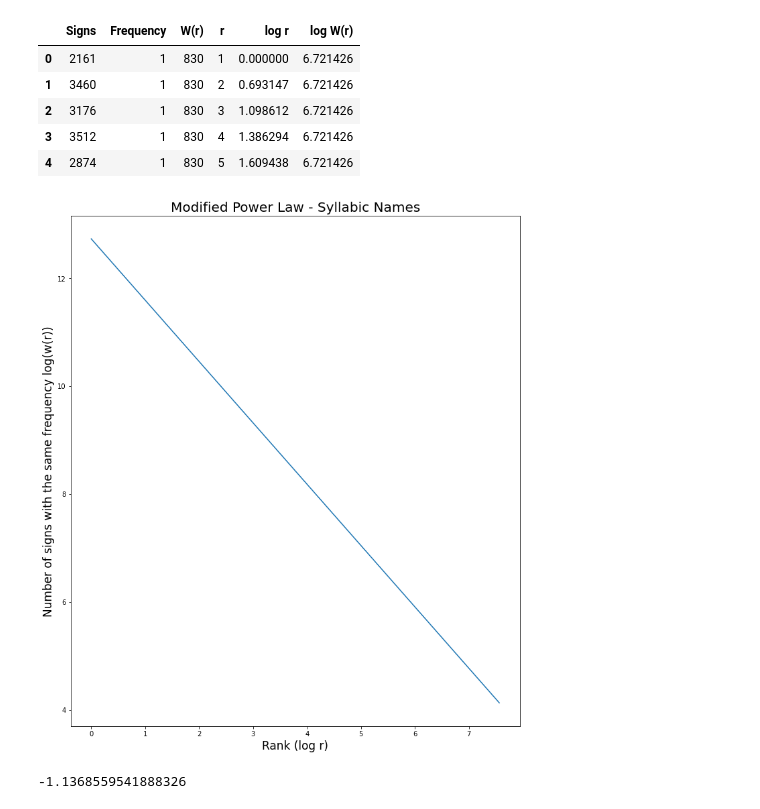
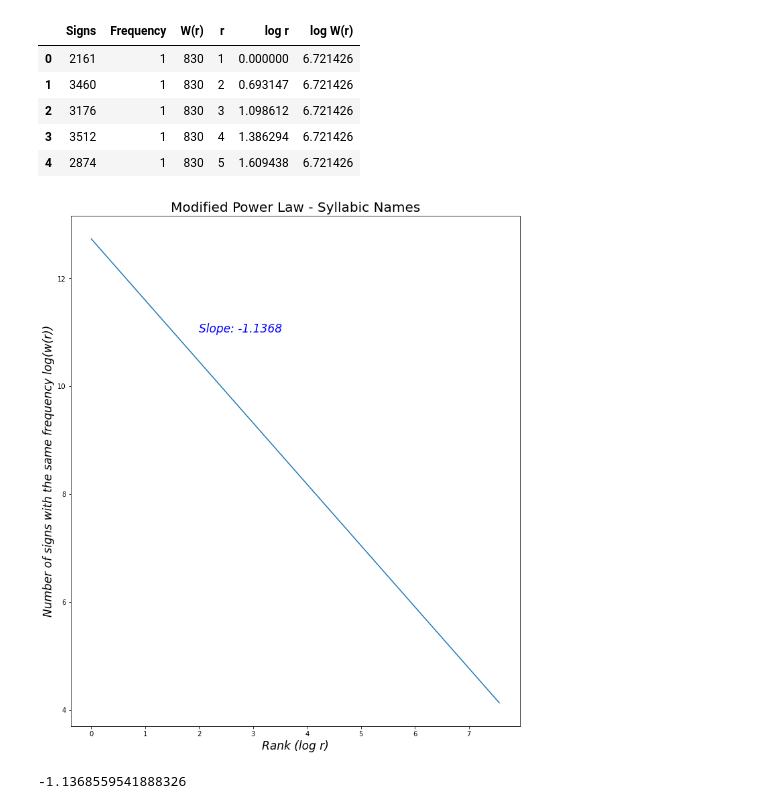
Before and after one commit to Kee2u/Deciphering_the_Indus_Valley_Script, a Jupyter notebook: Statistical_Analysis/Calculating_Modified_Power_Law.ipynb, the cells around one changed output. Saved outputs shown, nothing was run; the diff lists cells and outputs as text; code cells hidden in the pictures.

```diff
--- a/Statistical_Analysis/Calculating_Modified_Power_Law.ipynb
+++ b/Statistical_Analysis/Calculating_Modified_Power_Law.ipynb
@@ -145,21 +145,22 @@ sign_freq_df.head()
 # %%
 #Creating line plot
 x = sign_freq_df["log r"]
 y = sign_freq_df["log W(r)"]
 
 #Calculating slope and intercept of line of best fit
 m, b = np.polyfit(x, y, 1)
 
 plt.figure(figsize=(12, 14))
+plt.text(2, 11, "Slope: -1.1368", fontsize = 17, fontstyle = "oblique", c = "blue")
 plt.title('Modified Power Law - Syllabic Names', fontsize = 20)
-plt.xlabel('Rank (log r)', fontsize = 17)
-plt.ylabel('Number of signs with the same frequency log(w(r))', fontsize = 17)
+plt.xlabel('Rank (log r)', fontsize = 17, fontstyle = "italic")
+plt.ylabel('Number of signs with the same frequency log(w(r))', fontsize = 17, fontstyle = "italic")
 plt.plot(x, m*x+b)
 
 plt.savefig('MPL/Modified_Power_Law_Syllabic_Names.png')
 plt.show()
 # %% [output]
-[figure, old version]
+[figure, new version]
 # %%
 print(m)
 # %% [output]
```
